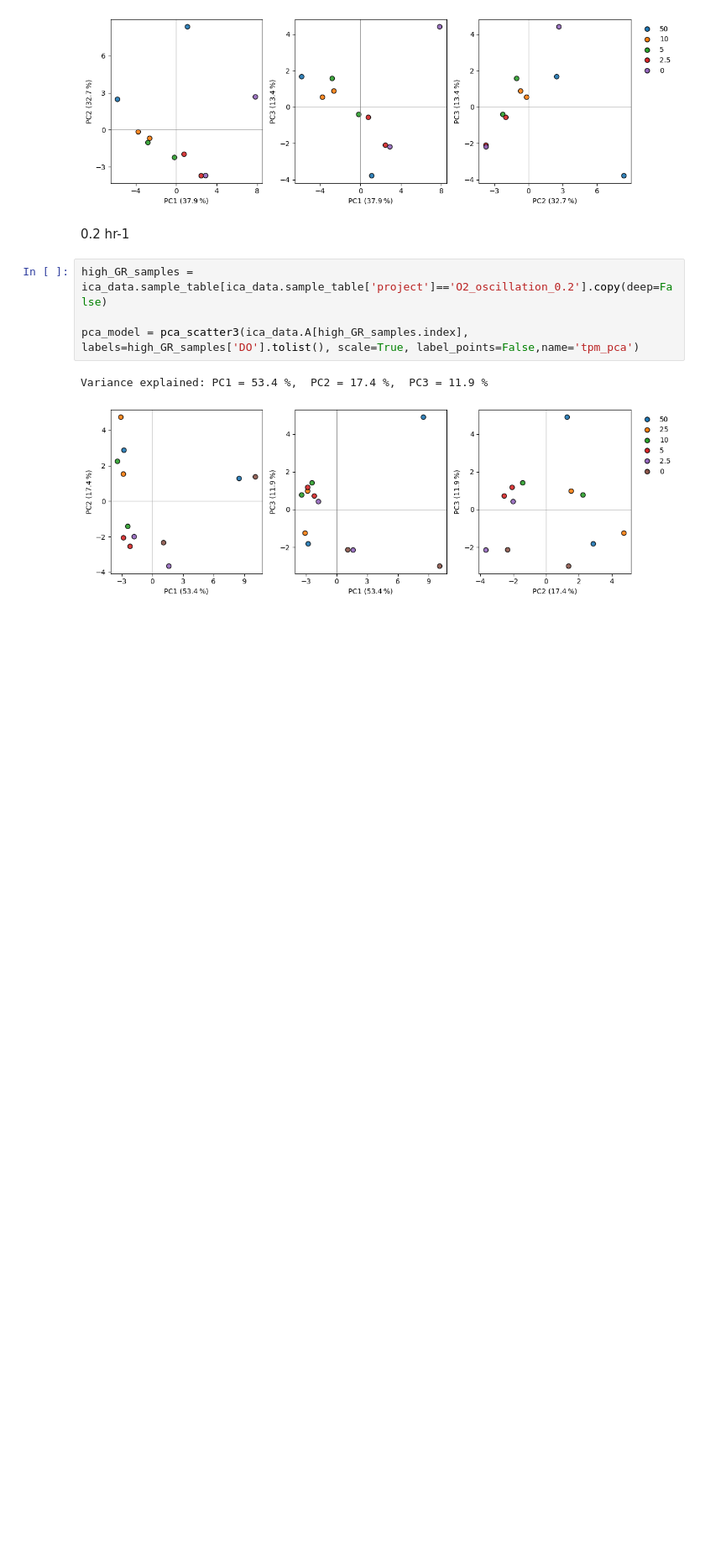
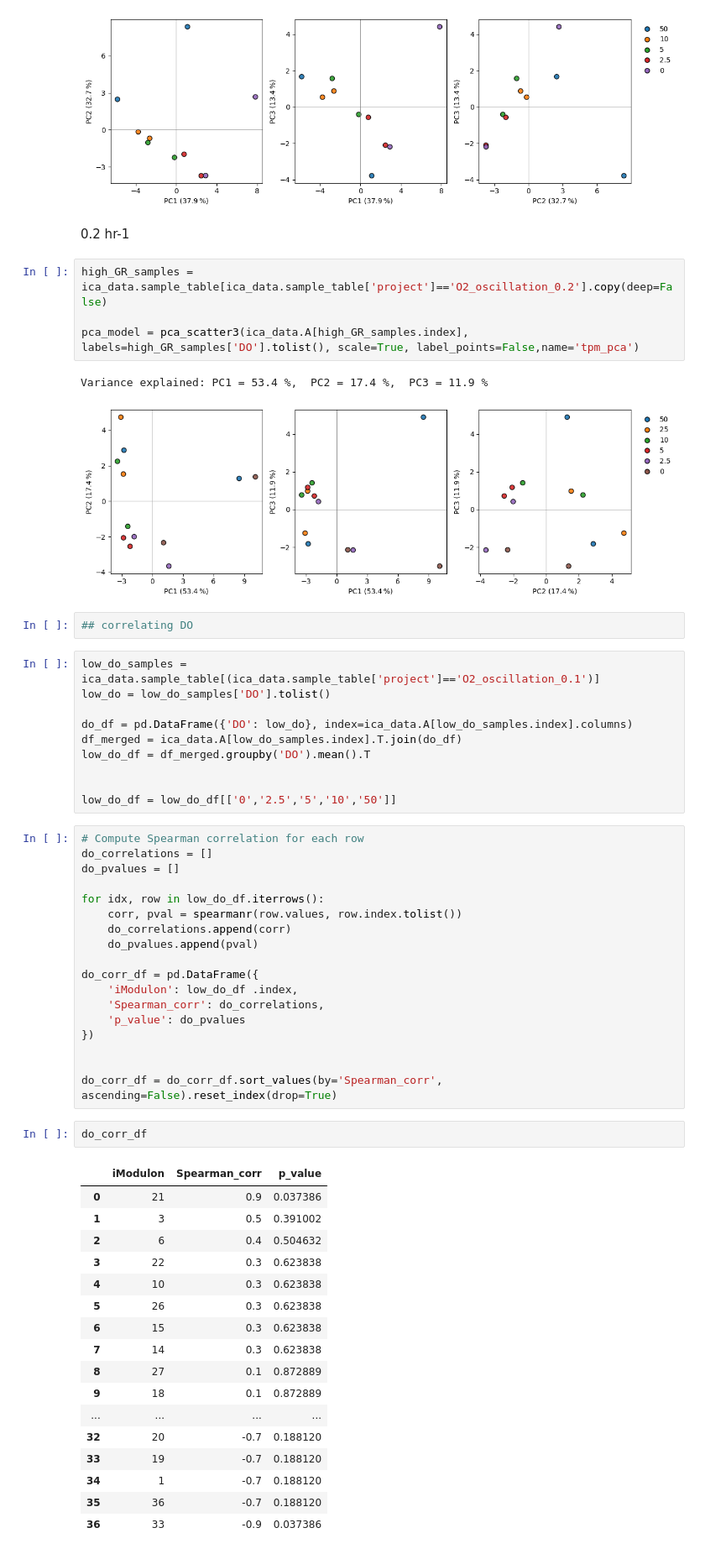
Before and after one commit to SBRG/yarrowia_lipolytica_ICA, a Jupyter notebook: imod_analysis/fig4_dissolved_o2.ipynb, the cells around one changed output. Shown at 84% size. Saved outputs shown, nothing was run; the diff lists cells and outputs as text; blank space fills up the shorter version.

```diff
--- a/imod_analysis/fig4_dissolved_o2.ipynb
+++ b/imod_analysis/fig4_dissolved_o2.ipynb
@@ -176,3 +176,53 @@ pca_model = pca_scatter3(ica_data.A[high_GR_samples.index], labels=high_GR_sampl
 # %% [output]
 Variance explained: PC1 = 53.4 %,  PC2 = 17.4 %,  PC3 = 11.9 %
 [figure]
+# %%
+## correlating DO
+# %%
+low_do_samples = ica_data.sample_table[(ica_data.sample_table['project']=='O2_oscillation_0.1')]
+low_do = low_do_samples['DO'].tolist()
+
+do_df = pd.DataFrame({'DO': low_do}, index=ica_data.A[low_do_samples.index].columns)
+df_merged = ica_data.A[low_do_samples.index].T.join(do_df)
+low_do_df = df_merged.groupby('DO').mean().T
+
+
+low_do_df = low_do_df[['0','2.5','5','10','50']]
+# %%
+# Compute Spearman correlation for each row
+do_correlations = []
+do_pvalues = []
+
+for idx, row in low_do_df.iterrows():
+    corr, pval = spearmanr(row.values, row.index.tolist())
+    do_correlations.append(corr)
+    do_pvalues.append(pval)
+
+do_corr_df = pd.DataFrame({
+    'iModulon': low_do_df .index,
+    'Spearman_corr': do_correlations,
+    'p_value': do_pvalues
+})
+
+
+do_corr_df = do_corr_df.sort_values(by='Spearman_corr', ascending=False).reset_index(drop=True)
+# %%
+do_corr_df
+# %% [output]
+|  | iModulon | Spearman_corr | p_value |
+| 0 | 21 | 0.9 | 0.037386 |
+| 1 | 3 | 0.5 | 0.391002 |
+| 2 | 6 | 0.4 | 0.504632 |
+| 3 | 22 | 0.3 | 0.623838 |
+| 4 | 10 | 0.3 | 0.623838 |
+| 5 | 26 | 0.3 | 0.623838 |
+| 6 | 15 | 0.3 | 0.623838 |
+| 7 | 14 | 0.3 | 0.623838 |
+| 8 | 27 | 0.1 | 0.872889 |
+| 9 | 18 | 0.1 | 0.872889 |
+| ... | ... | ... | ... |
+| 32 | 20 | -0.7 | 0.188120 |
+| 33 | 19 | -0.7 | 0.188120 |
+| 34 | 1 | -0.7 | 0.188120 |
+| 35 | 36 | -0.7 | 0.188120 |
+| 36 | 33 | -0.9 | 0.037386 |
```
Also changed, not shown: parts of 2 cells of this notebook, 38 other files.
